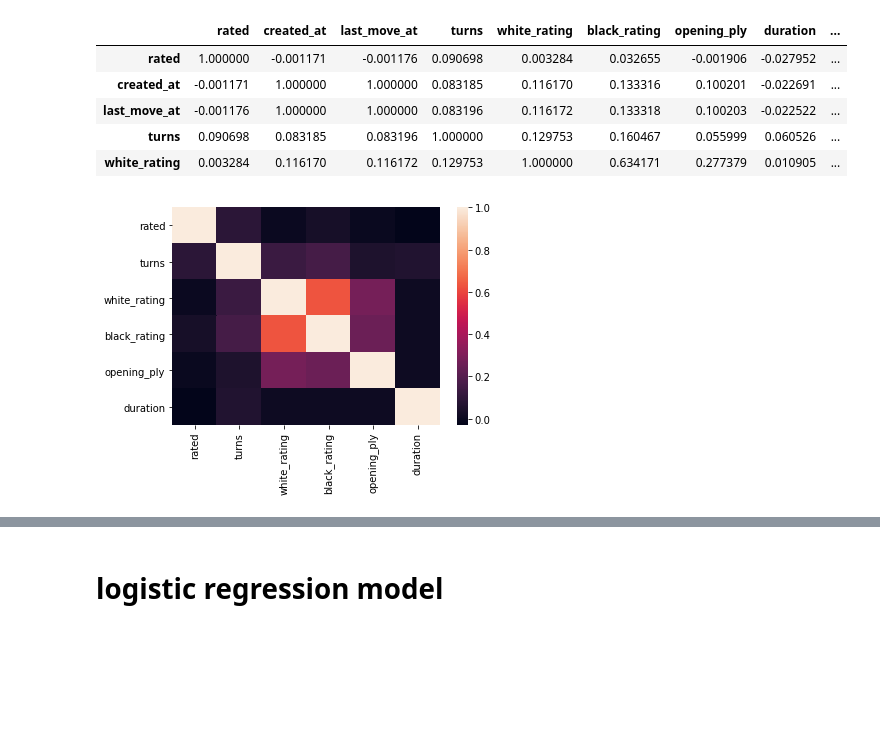
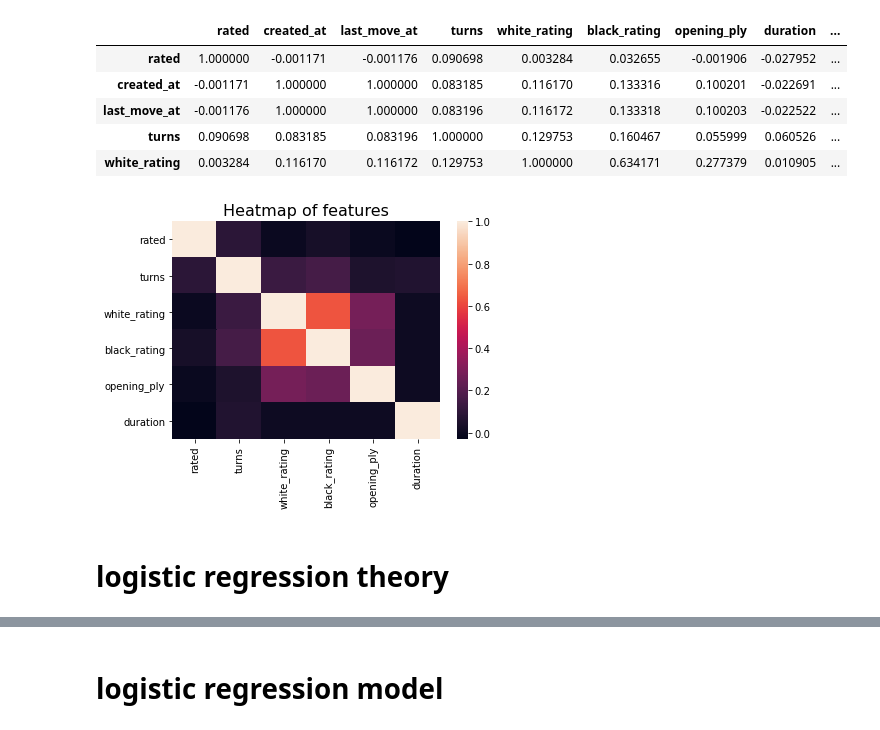
Before and after one commit to jonrosner/chess-game-analysis, a Jupyter notebook: JLM_notebook.ipynb, the cells around one changed output, grey strips where cells are left out. Drawn from its saved outputs; the diff is of its cells as text; code cells hidden in the pictures; blank space fills up the shorter version.

```diff
--- a/JLM_notebook.ipynb
+++ b/JLM_notebook.ipynb
@@ -176,10 +176,16 @@ df.corr().head()
 # %%
 #correlation heatmap
 drop_cols = ['id','created_at', 'last_move_at', 'white_id', 'black_id', 'opening_name', 'black', 'white', 'draw']
 df2 = df.copy()
 df2.drop(columns=drop_cols, inplace=True)
-heatmap = sns.heatmap(df2.corr())
+
+ax=plt.axes()
+sns.heatmap(df2.corr(), ax=ax)
+ax.set_title("Heatmap of features", fontsize=16)
+plt.show()
 #interesting: number of turns is associated with white and black ranking and opening_ply is closely associated with the player ranking
 #players of similar ranks play other players of similar ranks
 # %% [output]
-[figure, old version]
+[figure, new version]
+# %% [markdown]
+# logistic regression theory
```
Also changed, not shown: parts of 8 cells of this notebook.
